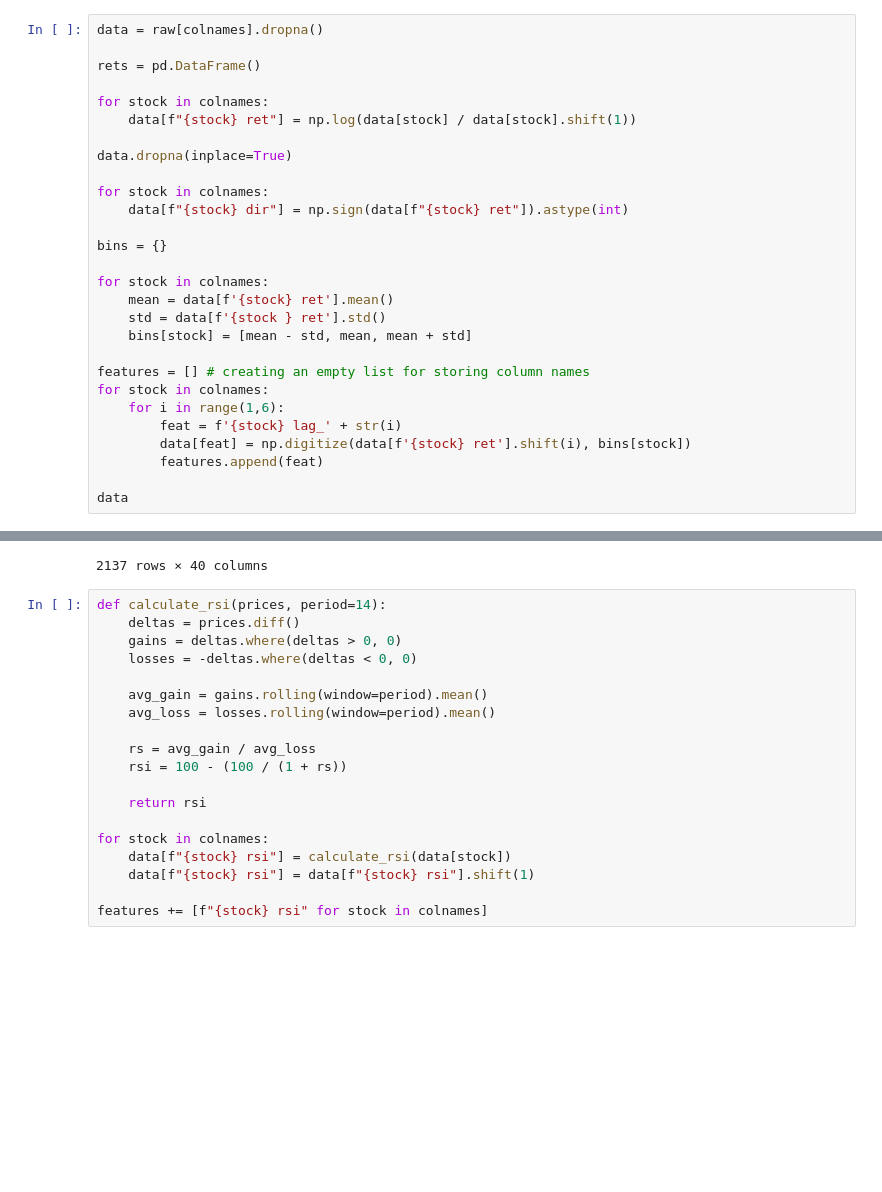
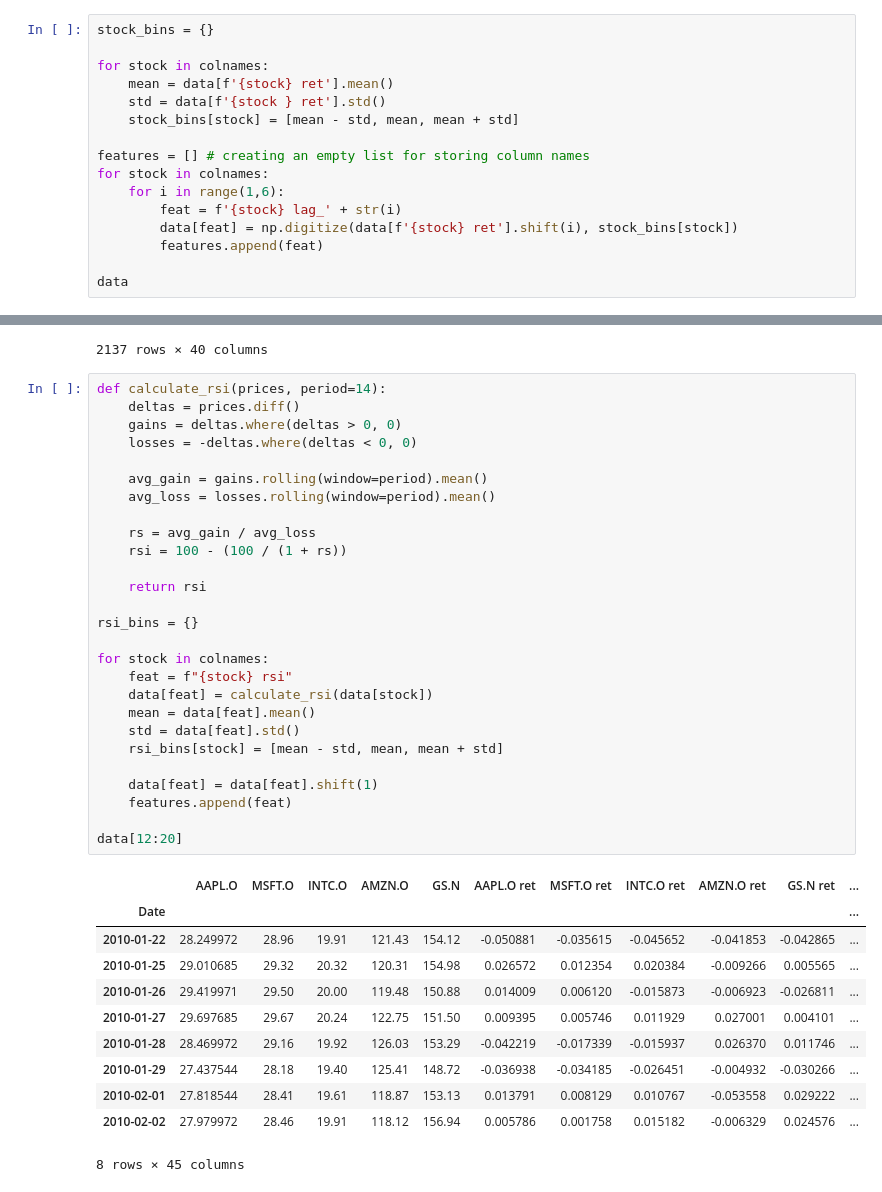
Before and after one commit to AY2324S2-QF2103-Group-9/Trading-Strategies-Comparison, a Jupyter notebook: Project_RandomForest.ipynb, the cells around one changed output, grey strips where cells are left out. Drawn from its saved outputs; the diff is of its cells as text; blank space fills up the shorter version.

Commit message:
Add testing framework

```diff
--- a/Project_RandomForest.ipynb
+++ b/Project_RandomForest.ipynb
@@ -34,28 +47,16 @@ colnames = ['AAPL.O', 'MSFT.O', 'INTC.O', 'AMZN.O', 'GS.N']
 # %%
-data = raw[colnames].dropna()
-
-rets = pd.DataFrame()
-
-for stock in colnames:
-    data[f"{stock} ret"] = np.log(data[stock] / data[stock].shift(1))
-
-data.dropna(inplace=True)
-
-for stock in colnames:
-    data[f"{stock} dir"] = np.sign(data[f"{stock} ret"]).astype(int)
-
-bins = {}
+stock_bins = {}
 
 for stock in colnames:
     mean = data[f'{stock} ret'].mean()
     std = data[f'{stock } ret'].std()
-    bins[stock] = [mean - std, mean, mean + std]
+    stock_bins[stock] = [mean - std, mean, mean + std]
 
 features = [] # creating an empty list for storing column names
 for stock in colnames:
     for i in range(1,6):
         feat = f'{stock} lag_' + str(i)
-        data[feat] = np.digitize(data[f'{stock} ret'].shift(i), bins[stock])
+        data[feat] = np.digitize(data[f'{stock} ret'].shift(i), stock_bins[stock])
         features.append(feat)
 
 data
@@ -77,22 +78,42 @@ data
 # %%
 def calculate_rsi(prices, period=14):
     deltas = prices.diff()
     gains = deltas.where(deltas > 0, 0)
     losses = -deltas.where(deltas < 0, 0)
 
     avg_gain = gains.rolling(window=period).mean()
     avg_loss = losses.rolling(window=period).mean()
 
     rs = avg_gain / avg_loss
     rsi = 100 - (100 / (1 + rs))
 
     return rsi
 
+rsi_bins = {}
+
 for stock in colnames:
-    data[f"{stock} rsi"] = calculate_rsi(data[stock])
-    data[f"{stock} rsi"] = data[f"{stock} rsi"].shift(1)
+    feat = f"{stock} rsi"
+    data[feat] = calculate_rsi(data[stock])
+    mean = data[feat].mean()
+    std = data[feat].std()
+    rsi_bins[stock] = [mean - std, mean, mean + std]
 
-features += [f"{stock} rsi" for stock in colnames]
+    data[feat] = data[feat].shift(1)
+    features.append(feat)
+
+data[12:20]
+# %% [output]
+|  | AAPL.O | MSFT.O | INTC.O | AMZN.O | GS.N | AAPL.O ret | MSFT.O ret | INTC.O ret | AMZN.O ret | GS.N ret | ... |
+| Date |  |  |  |  |  |  |  |  |  |  | ... |
+| 2010-01-22 | 28.249972 | 28.96 | 19.91 | 121.43 | 154.12 | -0.050881 | -0.035615 | -0.045652 | -0.041853 | -0.042865 | ... |
+| 2010-01-25 | 29.010685 | 29.32 | 20.32 | 120.31 | 154.98 | 0.026572 | 0.012354 | 0.020384 | -0.009266 | 0.005565 | ... |
+| 2010-01-26 | 29.419971 | 29.50 | 20.00 | 119.48 | 150.88 | 0.014009 | 0.006120 | -0.015873 | -0.006923 | -0.026811 | ... |
+| 2010-01-27 | 29.697685 | 29.67 | 20.24 | 122.75 | 151.50 | 0.009395 | 0.005746 | 0.011929 | 0.027001 | 0.004101 | ... |
+| 2010-01-28 | 28.469972 | 29.16 | 19.92 | 126.03 | 153.29 | -0.042219 | -0.017339 | -0.015937 | 0.026370 | 0.011746 | ... |
+| 2010-01-29 | 27.437544 | 28.18 | 19.40 | 125.41 | 148.72 | -0.036938 | -0.034185 | -0.026451 | -0.004932 | -0.030266 | ... |
+| 2010-02-01 | 27.818544 | 28.41 | 19.61 | 118.87 | 153.13 | 0.013791 | 0.008129 | 0.010767 | -0.053558 | 0.029222 | ... |
+| 2010-02-02 | 27.979972 | 28.46 | 19.91 | 118.12 | 156.94 | 0.005786 | 0.001758 | 0.015182 | -0.006329 | 0.024576 | ... |
+8 rows × 45 columns
 # %%
 def moving_average(data, window_short=20, window_long=60):
     """
```
Also changed, not shown: parts of 8 cells of this notebook.
